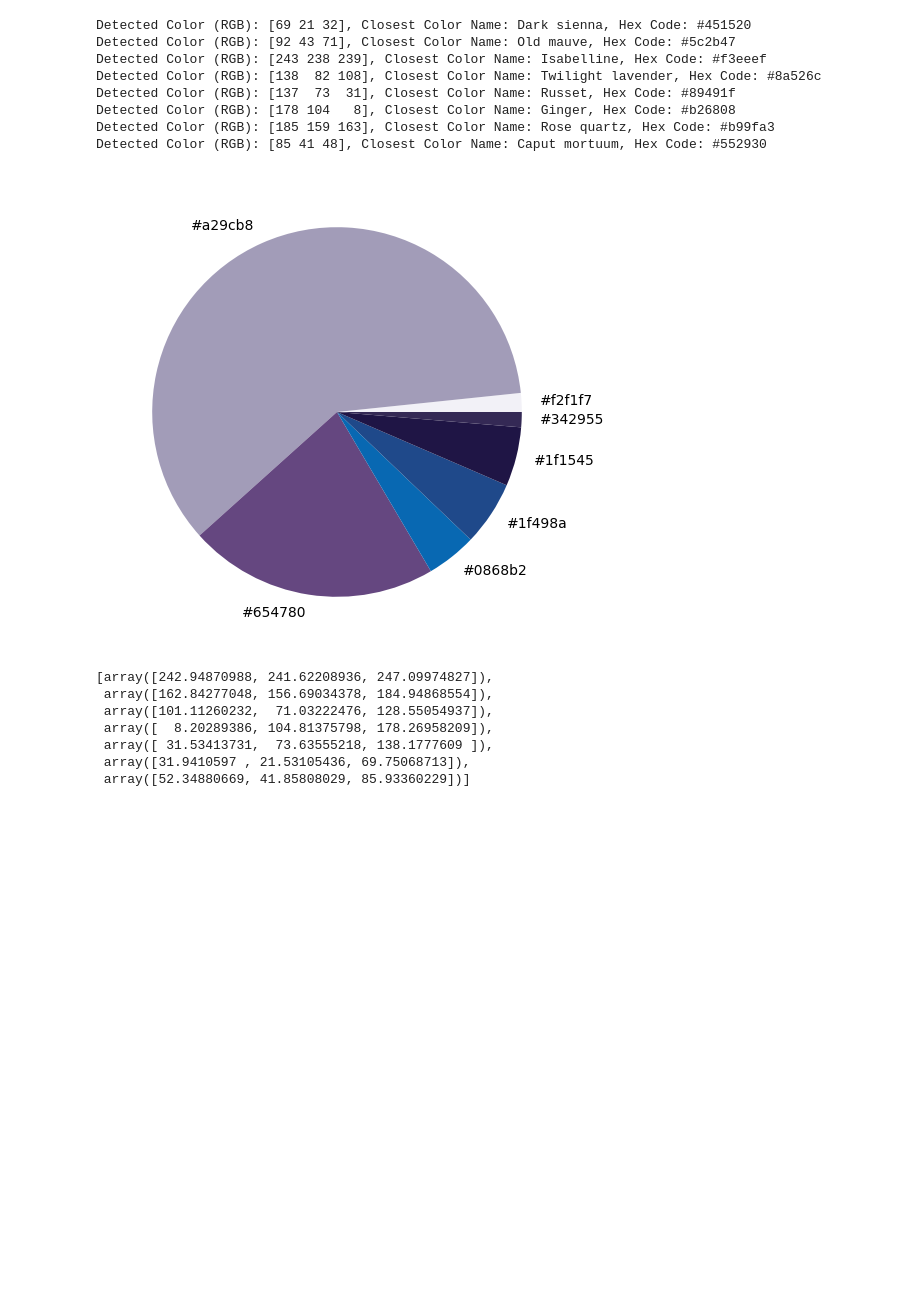
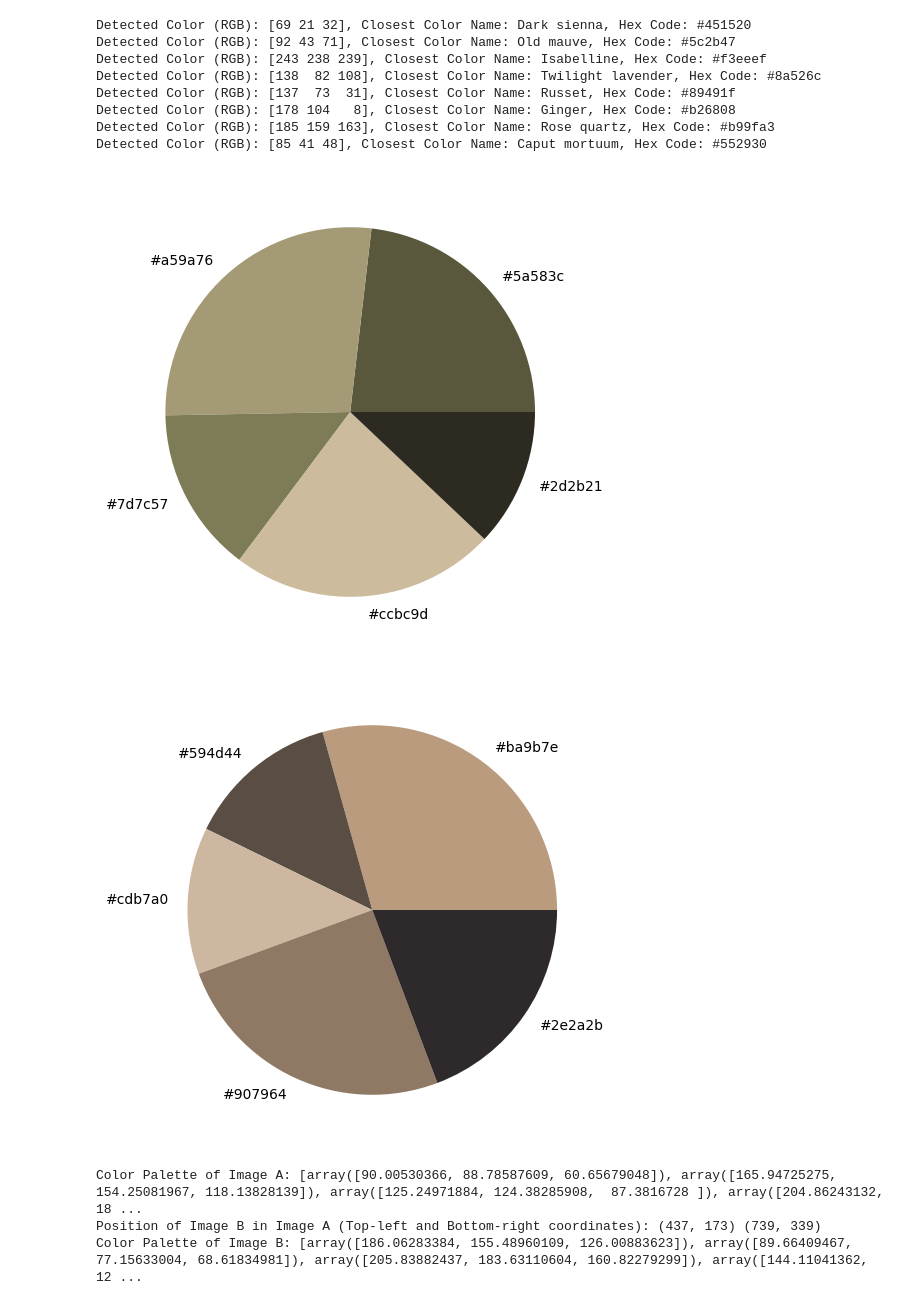
Before and after one commit to Tamizh2907/Projectcolor, a Jupyter notebook: projectcolor.ipynb, the cells around one changed output. Drawn from its saved outputs; the diff is of its cells as text; code cells hidden in the pictures; blank space fills up the shorter version.

```diff
--- a/projectcolor.ipynb
+++ b/projectcolor.ipynb
@@ -167,40 +167,68 @@ import cv2
 
 def RGB2HEX(color):
     return "#{:02x}{:02x}{:02x}".format(int(color[0]), int(color[1]), int(color[2]))
 
 def get_image(image_path):
     image = cv2.imread(image_path)
     image = cv2.cvtColor(image, cv2.COLOR_BGR2RGB)
     return image
 
 def get_colors(image, num_colors, show_chart):
     modified_image = cv2.resize(image, (600, 400), interpolation=cv2.INTER_AREA)
     modified_image = modified_image.reshape(modified_image.shape[0]*modified_image.shape[1], 3)
 
     clf = KMeans(n_clusters=num_colors)
     labels = clf.fit_predict(modified_image)
 
     counts = Counter(labels)
     center_colors = clf.cluster_centers_
     ordered_colors = [center_colors[i] for i in counts.keys()]
     hex_colors = [RGB2HEX(ordered_colors[i]) for i in counts.keys()]
     rgb_colors = [ordered_colors[i] for i in counts.keys()]
 
     if (show_chart):
         plt.figure(figsize=[8, 6])
         plt.pie(counts.values(), labels=hex_colors, colors=hex_colors)
         plt.show()
 
     return rgb_colors
 
-image = get_image('/content/sample_image.jpg')  # Replace 'your_image.jpg' with your image file path
-get_colors(image, num_colors=7, show_chart=True)  # Adjust num_colors as needed
+def find_position(image_a, image_b):
+    # Convert both images to grayscale
+    gray_a = cv2.cvtColor(image_a, cv2.COLOR_RGB2GRAY)
+    gray_b = cv2.cvtColor(image_b, cv2.COLOR_RGB2GRAY)
+
+    # Match template of image_b in image_a
+    result = cv2.matchTemplate(gray_a, gray_b, cv2.TM_CCOEFF_NORMED)
+    _, _, _, max_loc = cv2.minMaxLoc(result)
+
+    return max_loc  # Return top-left corner coordinates of image_b in image_a
+
+# Load Image A and Image B
+image_a = get_image('/content/Walking_tiger_female.jpg')
+image_b = get_image('/content/Walking_tiger_female_cropped.jpg')
+
+# Find color palette of Image A
+palette_a = get_colors(image_a, num_colors=5, show_chart=True)
+
+# Find position of Image B in Image A
+position_b_in_a = find_position(image_a, image_b)
+
+# Find bottom-right coordinates of Image B within Image A
+bottom_right_x = position_b_in_a[0] + image_b.shape[1]
+bottom_right_y = position_b_in_a[1] + image_b.shape[0]
+bottom_right_coordinates = (bottom_right_x, bottom_right_y)
+
+# Find color palette of Image B
+palette_b = get_colors(image_b, num_colors=5, show_chart=True)
+
+# Output
+print("Color Palette of Image A:", palette_a)
+print("Position of Image B in Image A (Top-left and Bottom-right coordinates):", position_b_in_a, bottom_right_coordinates)
+print("Color Palette of Image B:", palette_b)
 # %% [output]
-[figure, old version]
+[figure, new version]
+[figure, added]
-[array([242.94870988, 241.62208936, 247.09974827]),
- array([162.84277048, 156.69034378, 184.94868554]),
- array([101.11260232,  71.03222476, 128.55054937]),
- array([  8.20289386, 104.81375798, 178.26958209]),
- array([ 31.53413731,  73.63555218, 138.1777609 ]),
- array([31.9410597 , 21.53105436, 69.75068713]),
- array([52.34880669, 41.85808029, 85.93360229])]
+Color Palette of Image A: [array([90.00530366, 88.78587609, 60.65679048]), array([165.94725275, 154.25081967, 118.13828139]), array([125.24971884, 124.38285908,  87.3816728 ]), array([204.86243132, 18 ...
+Position of Image B in Image A (Top-left and Bottom-right coordinates): (437, 173) (739, 339)
+Color Palette of Image B: [array([186.06283384, 155.48960109, 126.00883623]), array([89.66409467, 77.15633004, 68.61834981]), array([205.83882437, 183.63110604, 160.82279299]), array([144.11041362, 12 ...
```
